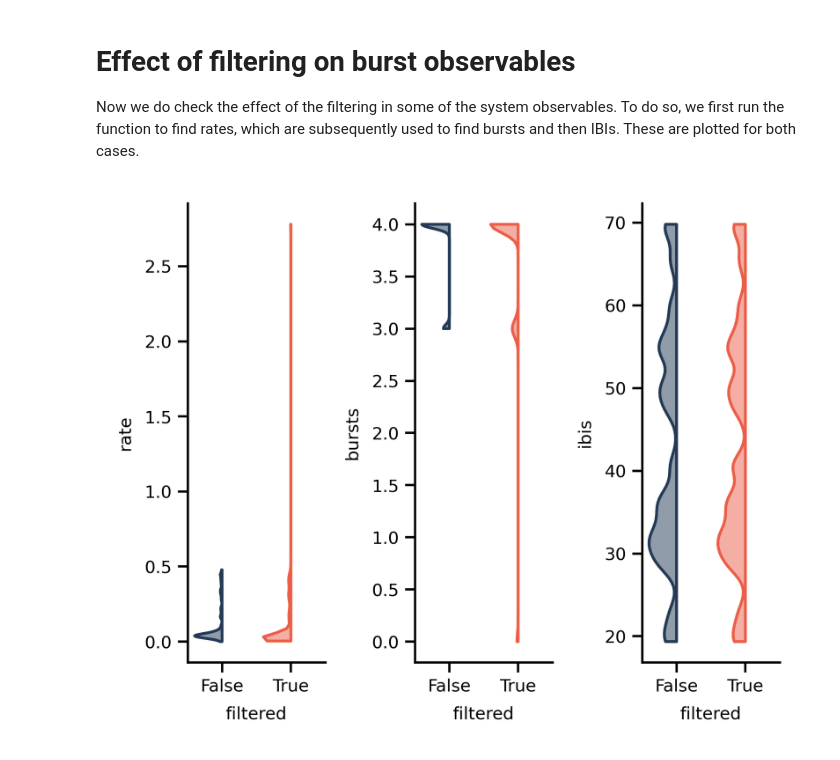
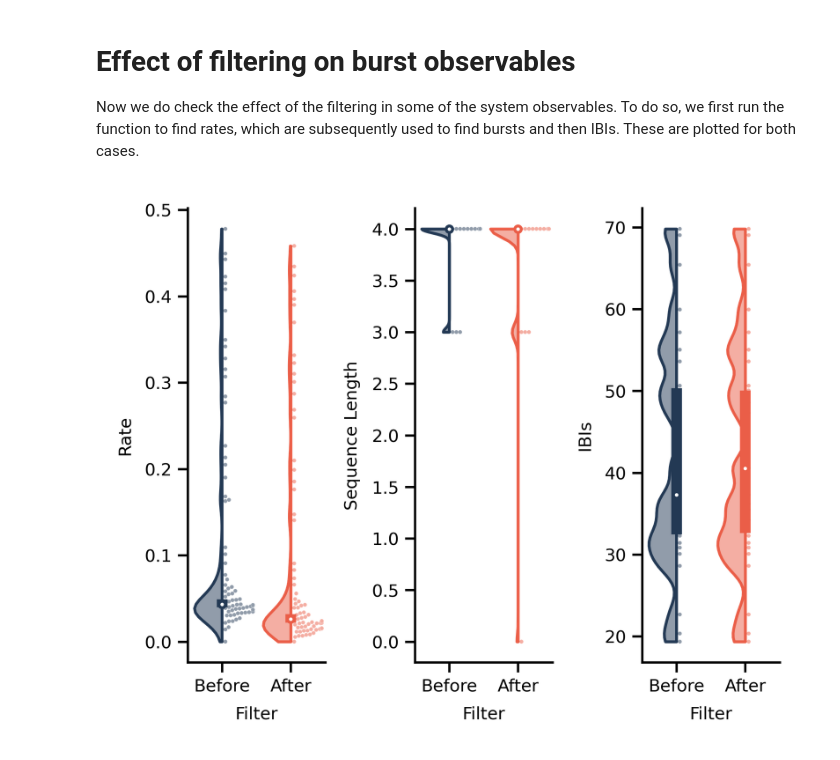
Before and after one commit to pSpitzner/stimulating_modular_cultures, a Jupyter notebook: notebooks/filter_spikes.ipynb, the cells around one changed output. Cells and saved outputs as stored; diff of their text form; code cells hidden in the pictures.

Commit message:
Improved graph, refactored code a bit

```diff
--- a/notebooks/filter_spikes.ipynb
+++ b/notebooks/filter_spikes.ipynb
@@ -260,38 +261,38 @@ ah.find_ibis(h5f_new)
 #representation. Let's employ it instead.
 rate_old = ah.population_rate_exact_smoothing(h5f["data"]["spiketimes"], 10, 3)
 rate_new = ah.population_rate_exact_smoothing(h5f_new["data"]["spiketimes"], 10, 3)
-rate_new[]
+rate_new[0] = 0 #Fix small problem in rate computing
 
 #Convert results into DataFrame, as expected by the plot violins function
 df_rate = pd.DataFrame()
 nrows = len(rate_old)
 #A column for the values
-df_rate["rate"] = np.concatenate([rate_old, rate_new])
+df_rate["Rate"] = np.concatenate([rate_old, rate_new])
 #Labels that separate the old from the filtered
-df_rate["filtered"] = [False for k in range(nrows)] + [True for k in range(nrows)]
+df_rate["Filter"] = ["Before" for k in range(nrows)] + ["After" for k in range(nrows)]
 
 #Repeat for a new DF for bursts.
 df_burst = pd.DataFrame()
 #Compute the sequence length to see number of modules participating in a burst
 seq_len_old = [len(seq) for seq in h5f["ana.bursts.system_level.module_sequences"]]
 seq_len_new = [len(seq) for seq in h5f_new["ana.bursts.system_level.module_sequences"]]
-df_burst["bursts"] = np.concatenate([seq_len_old, seq_len_new])
-df_burst["filtered"] = [False for k in range(len(seq_len_old))] + [True for k in range(len(seq_len_new))]
+df_burst["Sequence Length"] = np.concatenate([seq_len_old, seq_len_new])
+df_burst["Filter"] = ["Before" for k in range(len(seq_len_old))] + ["After" for k in range(len(seq_len_new))]
 
 #Repeat for IBIs
 df_ibis = pd.DataFrame()
 ibis_old = h5f["ana.ibi.system_level.any_module"]
 ibis_new = h5f_new["ana.ibi.system_level.any_module"]
-df_ibis["ibis"] = np.concatenate([ibis_old, ibis_new])
-df_ibis["filtered"] = [False for k in range(len(ibis_old))] + [True for k in range(len(ibis_new))]
+df_ibis["IBIs"] = np.concatenate([ibis_old, ibis_new])
+df_ibis["Filter"] = ["Before" for k in range(len(ibis_old))] + ["After" for k in range(len(ibis_new))]
 # %%
 #Plot a small figure
 fig, axes = plt.subplots(ncols=3)
-ppl.custom_violins(df_rate, category="filtered", observable="rate", ax=axes[0])
-ppl.custom_violins(df_burst, category="filtered", observable="bursts", ax=axes[1])
-ppl.custom_violins(df_ibis, category="filtered", observable="ibis", ax=axes[2])
+ppl.custom_violins(df_rate, category="Filter", observable="Rate", ax=axes[0])
+ppl.custom_violins(df_burst, category="Filter", observable="Sequence Length", ax=axes[1])
+ppl.custom_violins(df_ibis, category="Filter", observable="IBIs", ax=axes[2])
 plt.tight_layout()
-plt.savefig("effect_of_filter.pdf")
+plt.savefig("effect_of_filter.svg")
 plt.show()
 # %% [output]
-[figure, old version]
+[figure, new version]
```
Also changed, not shown: parts of 2 cells of this notebook.
